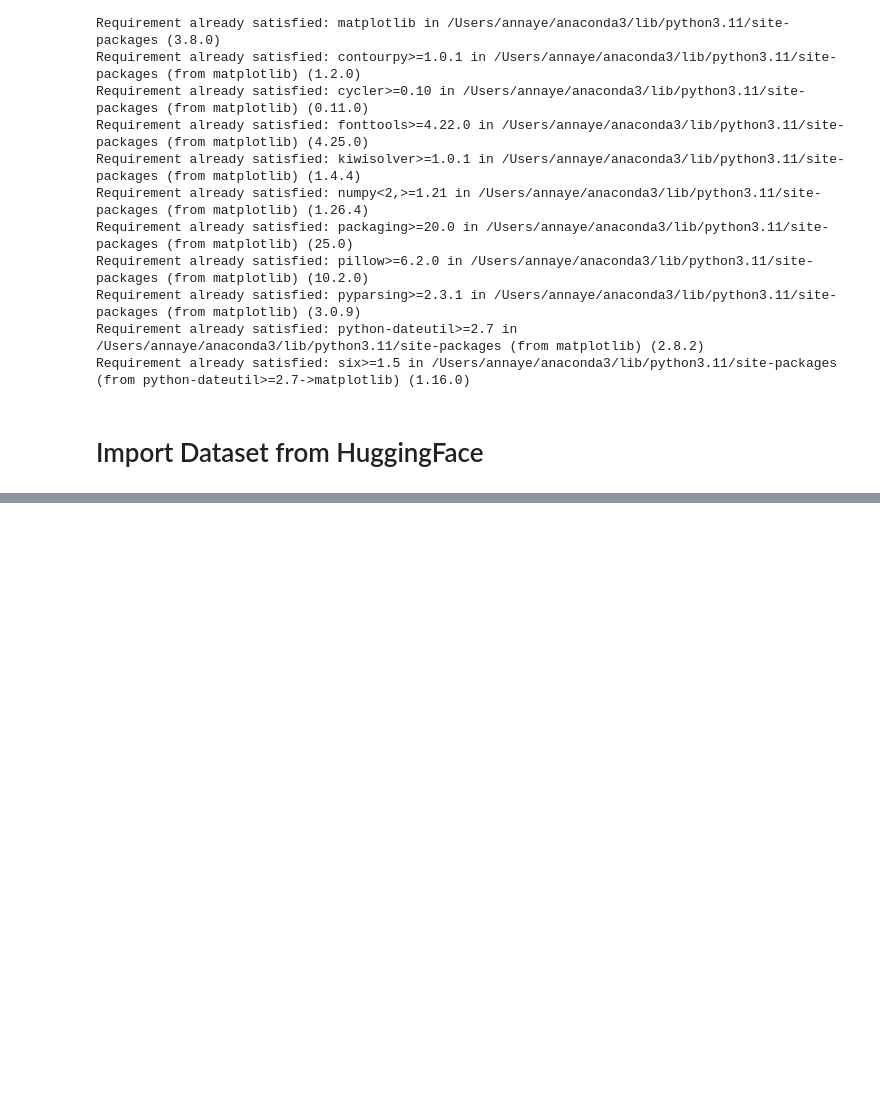
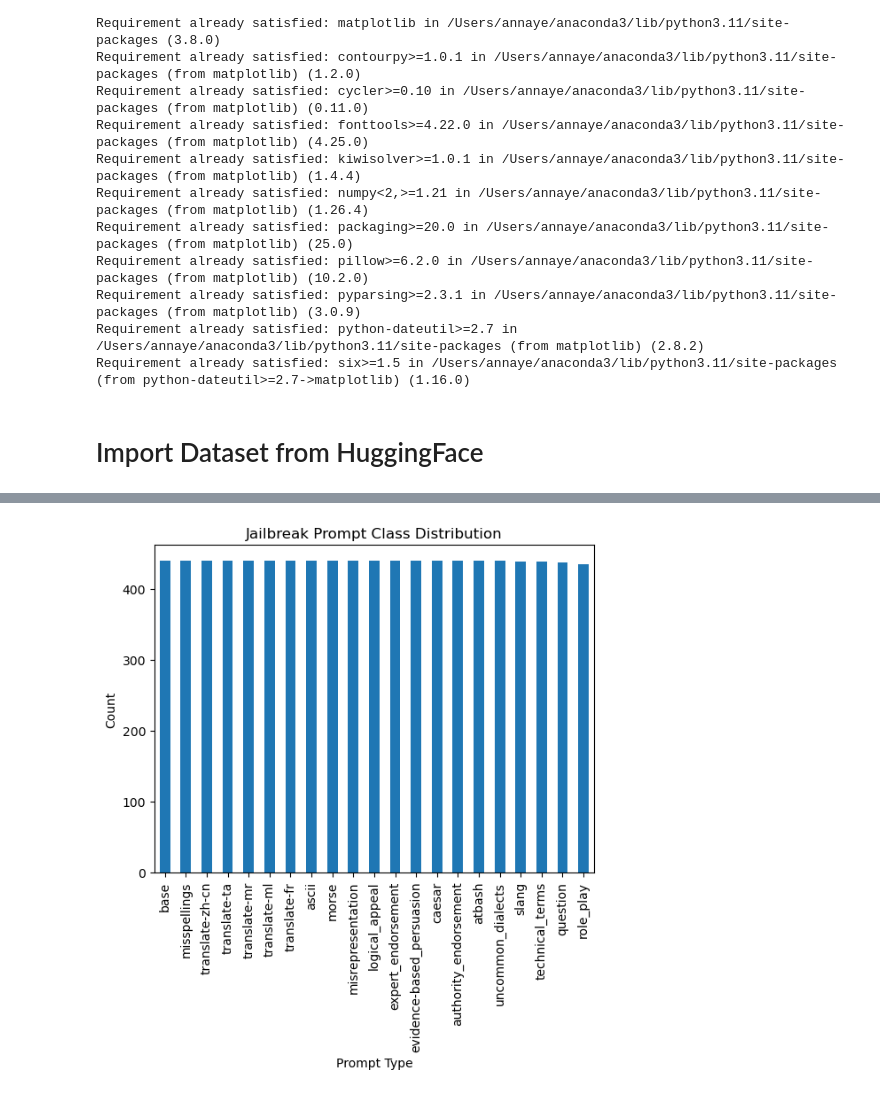
Before and after one commit to AnnaTheYe/DS301-Group-16-Jailbreaking-Final-Project, a Jupyter notebook: Dataset Visualization.ipynb, the cells around one changed output, grey strips where cells are left out. Cells and saved outputs as stored; diff of their text form; code cells hidden in the pictures; blank space fills up the shorter version.

```diff
--- a/Dataset Visualization.ipynb
+++ b/Dataset Visualization.ipynb
@@ -54,0 +242,10 @@ df = pd.read_parquet("hf://datasets/TrustAIRLab/in-the-wild-jailbreak-prompts/ja
+# %%
+ax = df[df['jailbreak'] == 1]['prompt_style'].value_counts().plot(kind='bar')
+
+
+plt.title("Jailbreak Prompt Class Distribution")
+plt.xlabel("Prompt Type")
+plt.ylabel("Count")
+plt.show()
+# %% [output]
+[figure, added]
```
Also changed, not shown: parts of 33 cells of this notebook, 2 other files.
